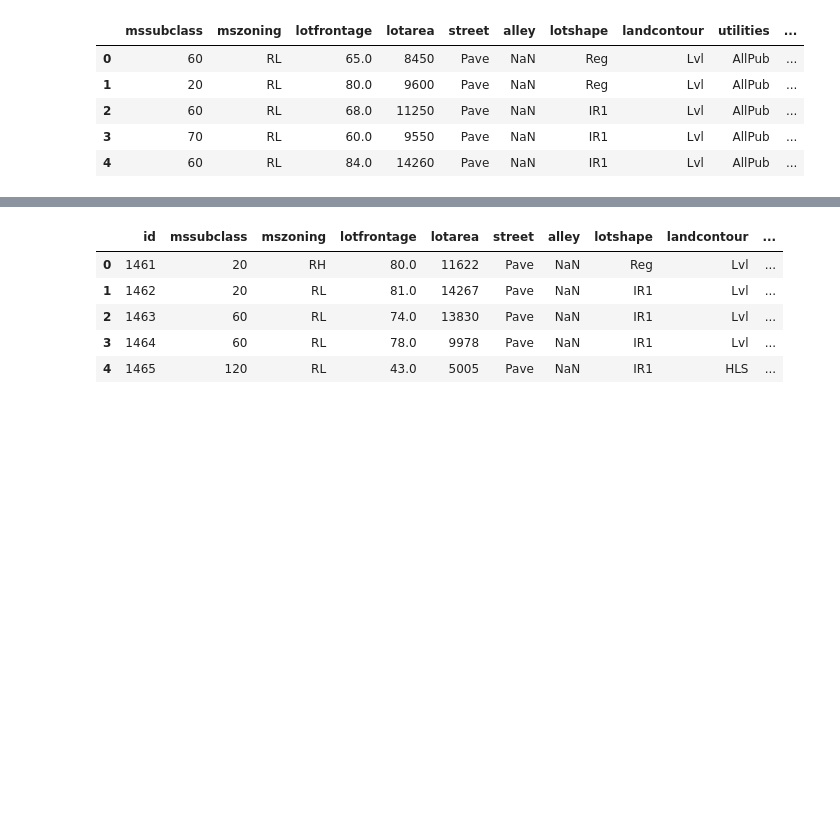
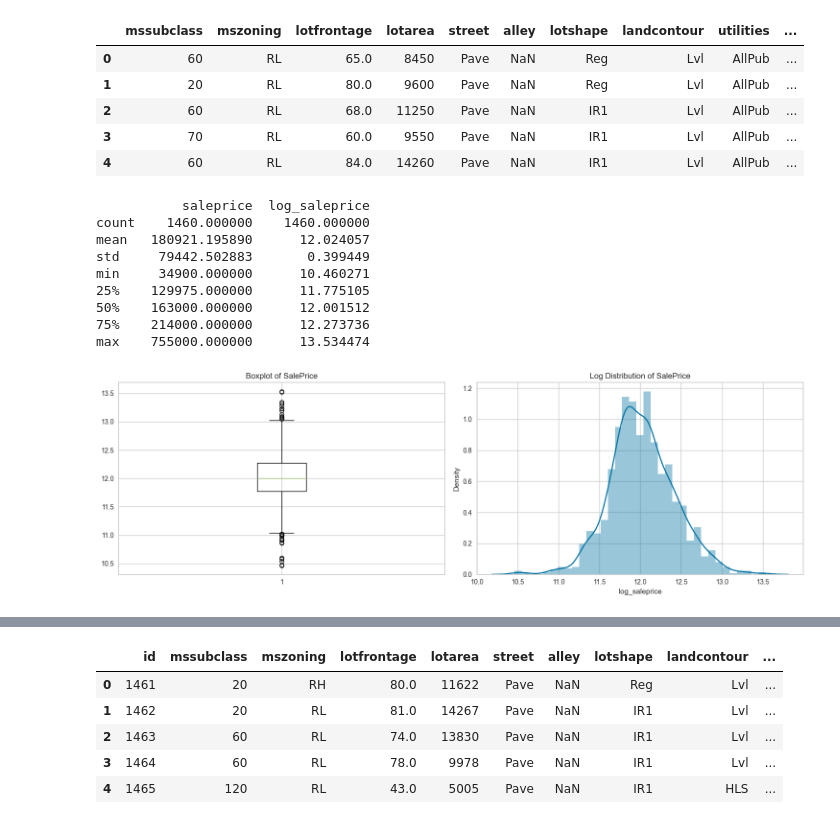
Before and after one commit to joseliasdiaz/House-prices-model, a Jupyter notebook: model.ipynb, the cells around one changed output, grey strips where cells are left out. Saved outputs shown, nothing was run; the diff lists cells and outputs as text; code cells hidden in the pictures; blank space fills up the shorter version.

```diff
--- a/model.ipynb
+++ b/model.ipynb
@@ -18,3 +18,35 @@ df.head()
 | 2 | 60 | RL | 68.0 | 11250 | Pave | NaN | IR1 | Lvl | AllPub | ... |
 | 3 | 70 | RL | 60.0 | 9550 | Pave | NaN | IR1 | Lvl | AllPub | ... |
 | 4 | 60 | RL | 84.0 | 14260 | Pave | NaN | IR1 | Lvl | AllPub | ... |
+# %%
+# Calculate np.log saleprice
+df['log_saleprice'] = np.log1p(df['saleprice'])
+
+print(df[['saleprice', 'log_saleprice']].describe())
+
+# Set the overall subplot size
+fig, axes = plt.subplots(nrows=1, ncols=2, figsize=(15, 5))
+
+# Plot the first plot in the top-left subplot
+axes[0].boxplot(df['log_saleprice'])
+axes[0].set_title('Boxplot of SalePrice')
+
+# Plot the second plot in the top-right subplot
+sns.distplot(df['log_saleprice'], ax=axes[1])
+axes[1].set_title('Log Distribution of SalePrice')
+# Adjust the subplot layout
+plt.tight_layout()
+
+# Show the plot
+plt.show()
+# %% [output]
+           saleprice  log_saleprice
+count    1460.000000    1460.000000
+mean   180921.195890      12.024057
+std     79442.502883       0.399449
+min     34900.000000      10.460271
+25%    129975.000000      11.775105
+50%    163000.000000      12.001512
+75%    214000.000000      12.273736
+max    755000.000000      13.534474
+[figure, added]
```
Also changed, not shown: parts of 19 cells of this notebook.
